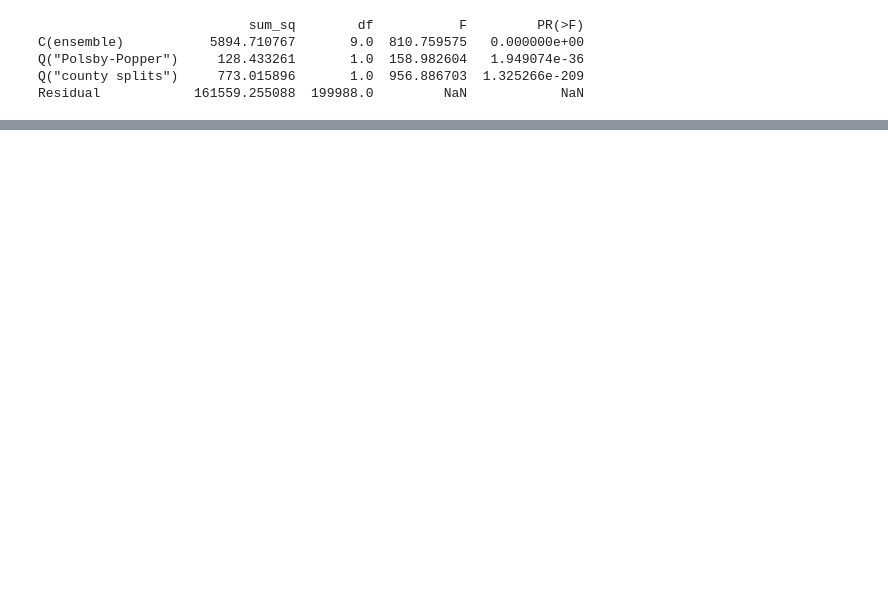
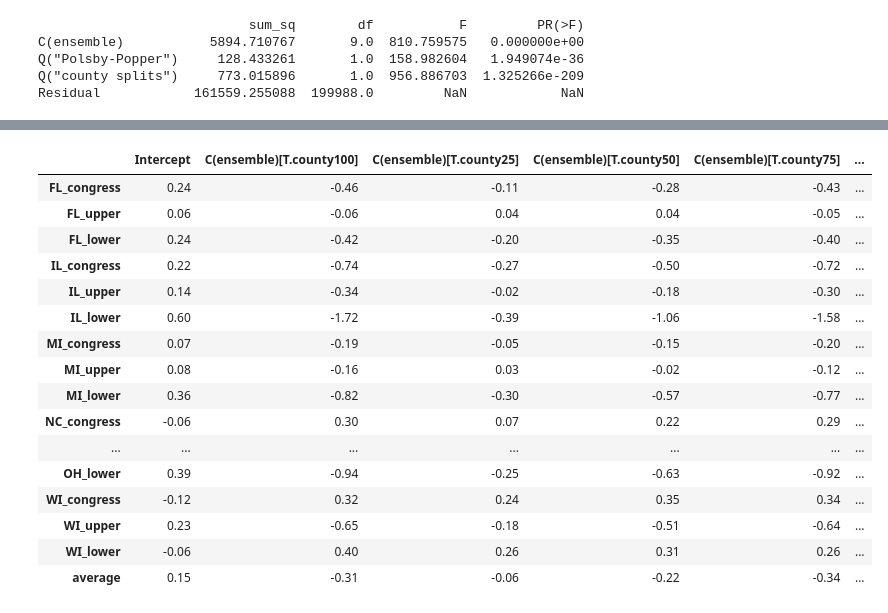
Before and after one commit to KrisTapp/Knobs, a Jupyter notebook: Correlations.ipynb, the cells around one changed output, grey strips where cells are left out. Cells and saved outputs as stored; diff of their text form; code cells hidden in the pictures; blank space fills up the shorter version.

```diff
--- a/Correlations.ipynb
+++ b/Correlations.ipynb
@@ -216,17 +232,0 @@ Name: sum_sq, dtype: float64
-# %%
-# Create a new DataFrame with residuals
-
-# Regress average margin on cut edges
-model_margin = ols('Q("average margin") ~ Q("Polsby-Popper") + Q("county splits")', data=df_std).fit()
-
-# Get residuals (variation in average margin not explained by cut edges)
-df_std["adjusted_margin"] = model_margin.resid
-
-# Plot the adjusted average margins by ensemble
-plt.figure(figsize=(8, 6))
-sns.boxplot(x="ensemble", y="adjusted_margin", data=df_std, hue="ensemble")
-plt.axhline(0, color='gray', linestyle='--')
-plt.title("Adjusted Average Margin by Ensemble (controlling for cut edges and county splits)")
-plt.ylabel("Residual (Adjusted) Average Margin")
-plt.tight_layout()
-plt.show()
@@ -234,0 +233,18 @@ plt.show()
+# %%
+# Create dataframe showing ANOVA results for all state-chamber combinations
+
+Regression_dict = dict() # dictionary mapping (state, chamber) to the regression coefficients using all ensembles
+ANCOVA_dict = dict() # dictionary mapping (state, chamber) to the ANCOVA table using all ensembles
+
+for state, chamber in state_chamber_list:
+    print(state, chamber)
+    corr, df = correlation_table(state, chamber, my_ensemble_list=my_ensemble_list, my_score_list = my_score_list, step_size=1, return_dataframe=True)
+    # first convert all measurements to standard units, so that the regression coefficients are comparable
+    df_std = df.copy()
+    scaler = StandardScaler()
+    df_std[["average margin", "Polsby-Popper", "county splits"]] = scaler.fit_transform(
+        df[["average margin", "Polsby-Popper", "county splits"]]
+    )
+    model_std = ols('Q("average margin") ~ Q("Polsby-Popper") + Q("county splits") + C(ensemble)', data=df_std).fit()
+    Regression_dict[f'{state}_{chamber}'] = model_std.params
+    ANCOVA_dict[f'{state}_{chamber}'] = anova_lm(model_std, typ=2)['sum_sq']
@@ -234,0 +273,22 @@ plt.show()
+# %%
+Regression_df = pd.DataFrame(Regression_dict).T
+Regression_df.loc["average"] = Regression_df.mean(numeric_only=True) # add average row
+Regression_df.round(2)
+# %% [output]
+|  | Intercept | C(ensemble)[T.county100] | C(ensemble)[T.county25] | C(ensemble)[T.county50] | C(ensemble)[T.county75] | ... |
+| FL_congress | 0.24 | -0.46 | -0.11 | -0.28 | -0.43 | ... |
+| FL_upper | 0.06 | -0.06 | 0.04 | 0.04 | -0.05 | ... |
+| FL_lower | 0.24 | -0.42 | -0.20 | -0.35 | -0.40 | ... |
+| IL_congress | 0.22 | -0.74 | -0.27 | -0.50 | -0.72 | ... |
+| IL_upper | 0.14 | -0.34 | -0.02 | -0.18 | -0.30 | ... |
+| IL_lower | 0.60 | -1.72 | -0.39 | -1.06 | -1.58 | ... |
+| MI_congress | 0.07 | -0.19 | -0.05 | -0.15 | -0.20 | ... |
+| MI_upper | 0.08 | -0.16 | 0.03 | -0.02 | -0.12 | ... |
+| MI_lower | 0.36 | -0.82 | -0.30 | -0.57 | -0.77 | ... |
+| NC_congress | -0.06 | 0.30 | 0.07 | 0.22 | 0.29 | ... |
+| ... | ... | ... | ... | ... | ... | ... |
+| OH_lower | 0.39 | -0.94 | -0.25 | -0.63 | -0.92 | ... |
+| WI_congress | -0.12 | 0.32 | 0.24 | 0.35 | 0.34 | ... |
+| WI_upper | 0.23 | -0.65 | -0.18 | -0.51 | -0.64 | ... |
+| WI_lower | -0.06 | 0.40 | 0.26 | 0.31 | 0.26 | ... |
+| average | 0.15 | -0.31 | -0.06 | -0.22 | -0.34 | ... |
```
Also changed, not shown: parts of 24 cells of this notebook, 43 other files.
